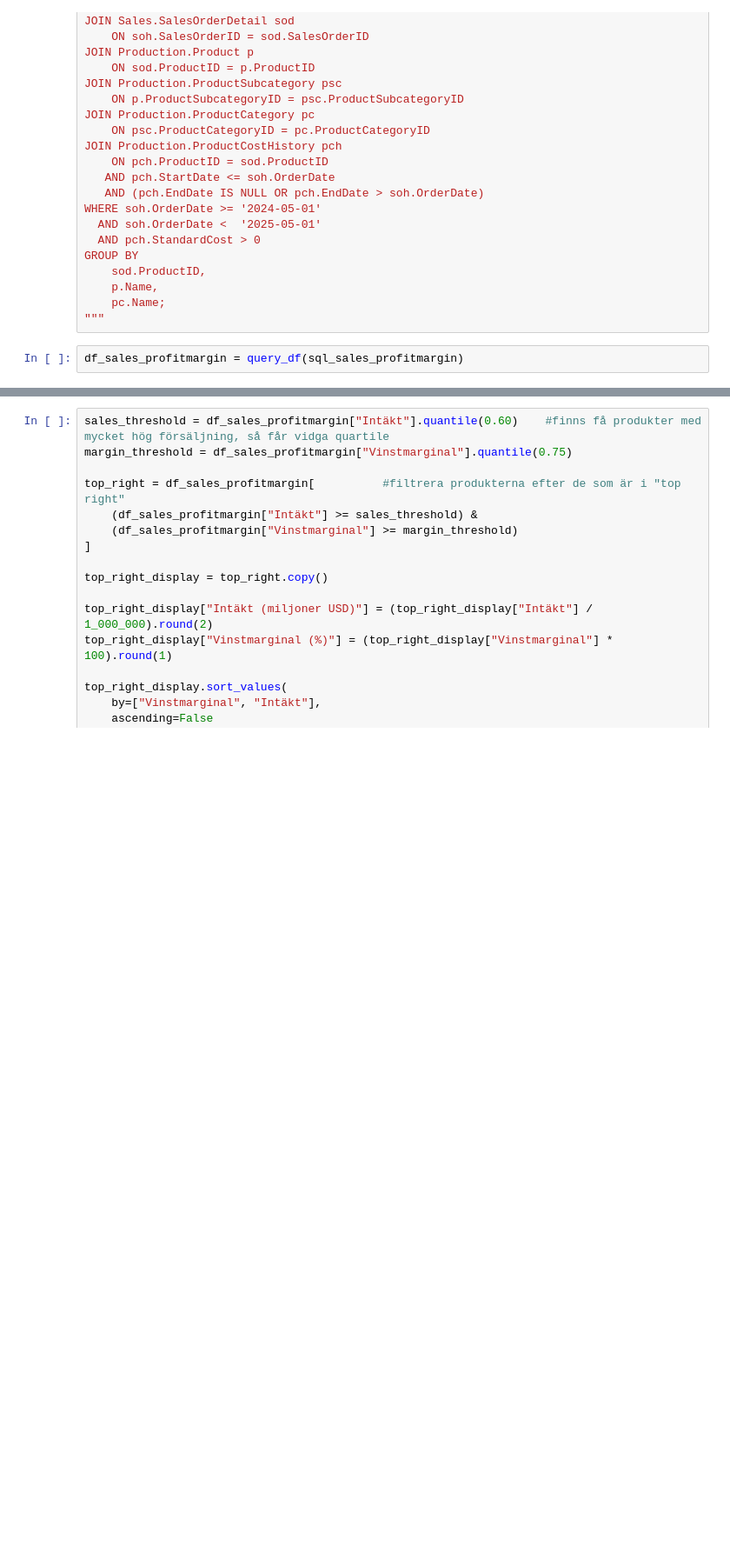
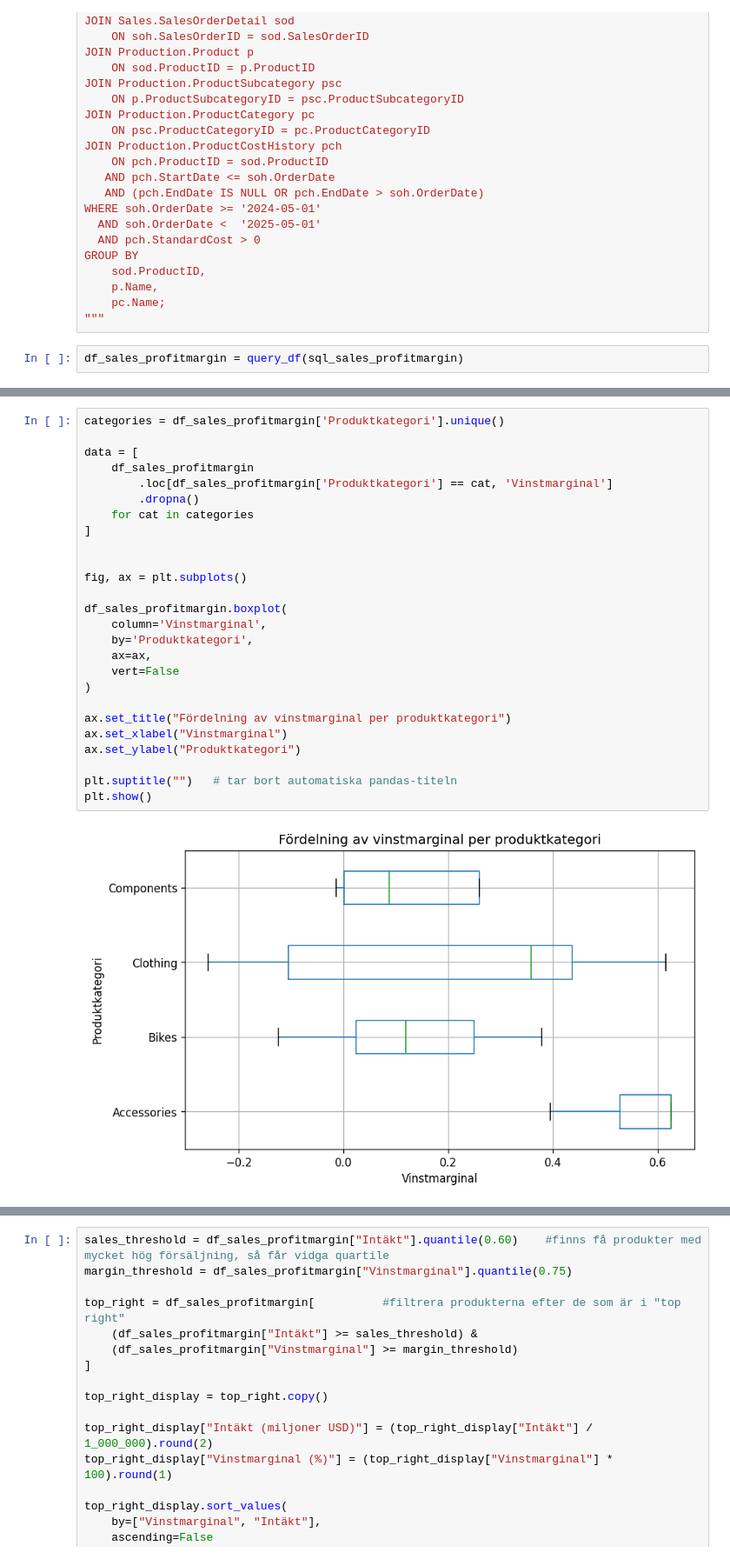
Before and after one commit to EliWei/SQL_uppgift_Dec25, a Jupyter notebook: Notebook.ipynb, the cells around one changed output, grey strips where cells are left out. Shown at 87% size. Drawn from its saved outputs; the diff is of its cells as text; blank space fills up the shorter version.

```diff
--- a/Notebook.ipynb
+++ b/Notebook.ipynb
@@ -1119,3 +1084,31 @@ antal_unika_produkter
+# %%
+categories = df_sales_profitmargin['Produktkategori'].unique()
+
+data = [
+    df_sales_profitmargin
+        .loc[df_sales_profitmargin['Produktkategori'] == cat, 'Vinstmarginal']
+        .dropna()
+    for cat in categories
+]
+
+
+fig, ax = plt.subplots()
+
+df_sales_profitmargin.boxplot(
+    column='Vinstmarginal',
+    by='Produktkategori',
+    ax=ax,
+    vert=False
+)
+
+ax.set_title("Fördelning av vinstmarginal per produktkategori")
+ax.set_xlabel("Vinstmarginal")
+ax.set_ylabel("Produktkategori")
+
+plt.suptitle("")   # tar bort automatiska pandas-titeln
+plt.show()
+# %% [output]
+[figure, added]
 # %%
 fig, ax = plt.subplots()
 
```
Also changed, not shown: parts of 15 cells of this notebook, 1 other file.
